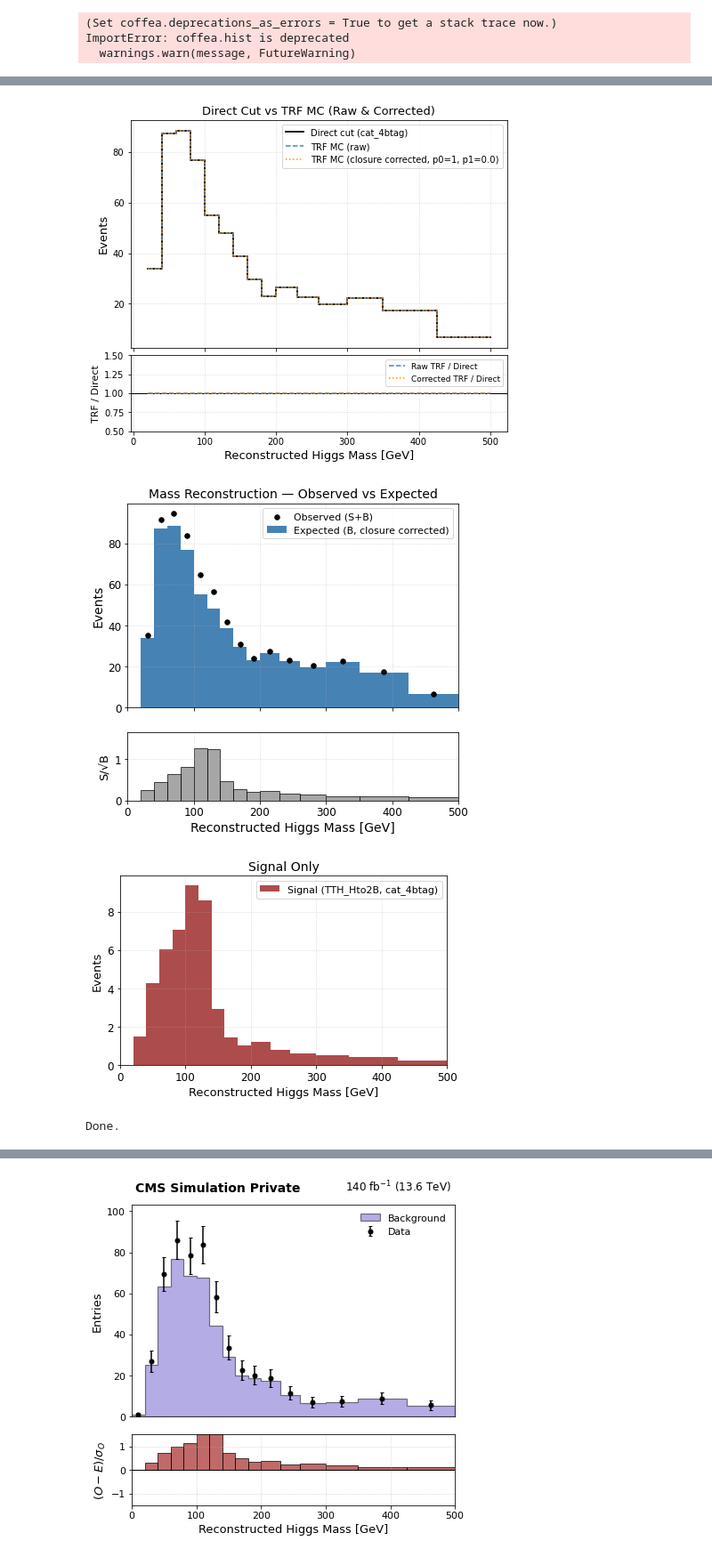
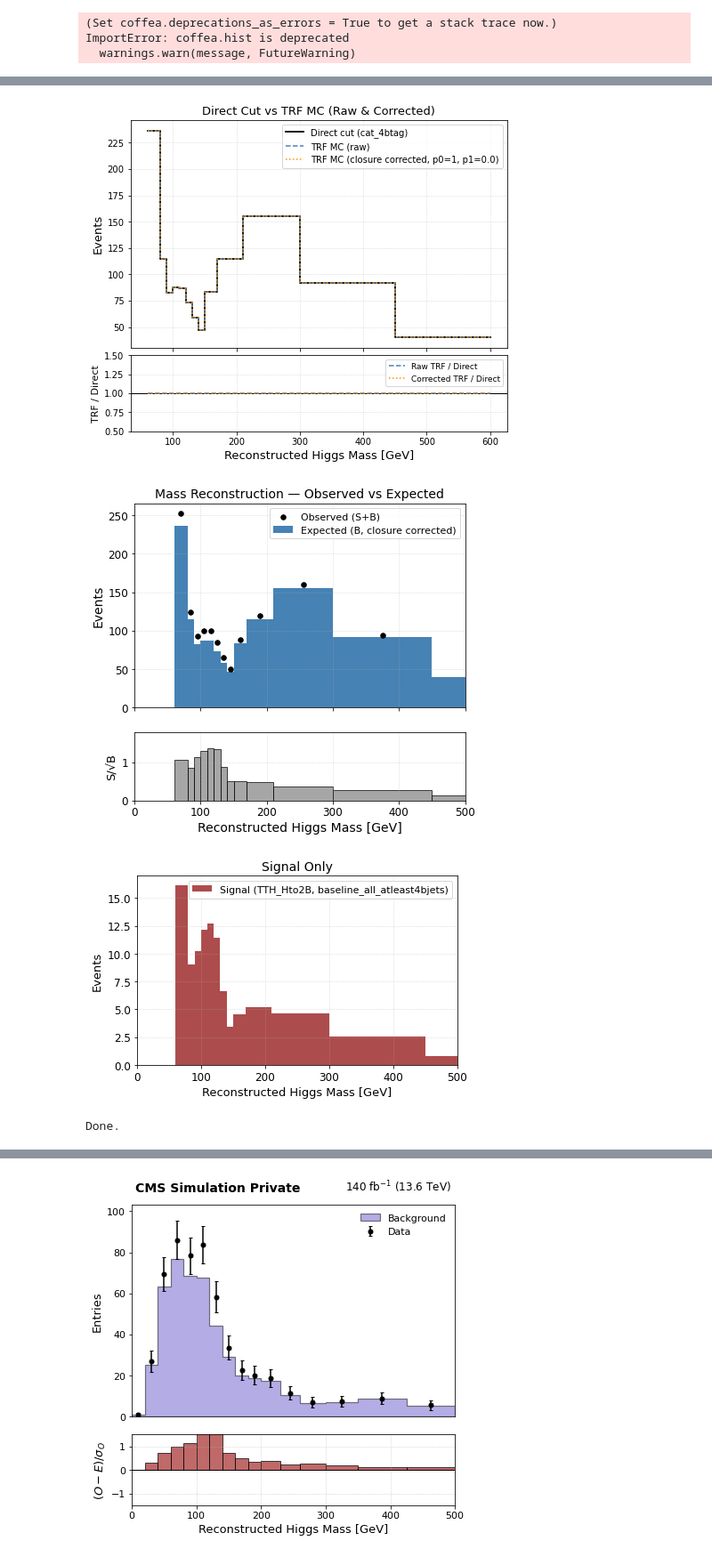
Before and after one commit to piosifid/ttHbb-dilepton-massreco, a Jupyter notebook: PseudoSignificance.ipynb, the cells around one changed output, grey strips where cells are left out. Shown at 89% size. Saved outputs shown, nothing was run; the diff lists cells and outputs as text; code cells hidden in the pictures.

Commit message:
Update mass reco MC scripts, drop old dr_criterion notebooks, add DL skim file lists

```diff
--- a/PseudoSignificance.ipynb
+++ b/PseudoSignificance.ipynb
@@ -38,17 +38,18 @@ from hist import Hist
 # CONFIGURATION
 # ─────────────────────────────────────────────
 
-COFFEA_PATH = "/eos/home-i04/p/piosifid/PocketCoffea/ANN_newCoffea/CLEAN_050526/TRF_MC_2023_postBPix_noSF_NOCSF_050526//output_all.coffea"
+COFFEA_PATH = "/eos/user/p/piosifid/Main_An_MassReco/mass_reco_jec/sig_bkg_2023_pre/output_all.coffea"
 
-HIST_NAME   = "Massreco_chosen_pair_higgs_mass_4"
+HIST_NAME   = "Massreco_chosen_pair_higgs_mass_1"
+#HIST_NAME = "Max_Weight_Higgs_Mass_1"
 
 DATASET_CATS = {
-    "TTH_Hto2B":  "cat_4btag",
-    "TTTo2L2Nu":  "cat_4btag",   # MC TRF background
+    "TTH_Hto2B":  "baseline_all_atleast4bjets",
+    "TTTo2L2Nu":  "baseline_all_atleast4bjets",   # MC TRF background
 }
 
-L_OLD = 9.68    # fb^-1  (luminosity the coffea file is normalized to)
-L_NEW = 109.95   # fb^-1  (target luminosity)
+L_OLD = 17.96    # fb^-1  (luminosity the coffea file is normalized to)
+L_NEW = 250   # fb^-1  (target luminosity)
 
 X_CUT = 500     # GeV — upper mbb cut for plots and significance
 X_CUT_LOW = 20
@@ -242,7 +243,7 @@ def main():
     # ─────────────────────────────────────────────
 
     # Extract the direct cat_4btag background from the same file
-    background_direct_hist = extract_hist(hist_container, "TTTo2L2Nu", "cat_4btag")
+    background_direct_hist = extract_hist(hist_container, "TTTo2L2Nu", "baseline_all_atleast4bjets")
 
     if background_direct_hist is None:
         print("Warning: could not retrieve cat_4btag direct histogram — skipping Plot 1b.")
@@ -366,6 +367,6 @@ Significance AFTER  closure correction : Z = 2.17227
-[figure, old version]
+[figure, new version]
-[figure, old version]
+[figure, new version]
-[figure, old version]
+[figure, new version]
 Done.
 # %%
 import sys
```
Also changed, not shown: parts of 4 cells of this notebook, 13 other files.
